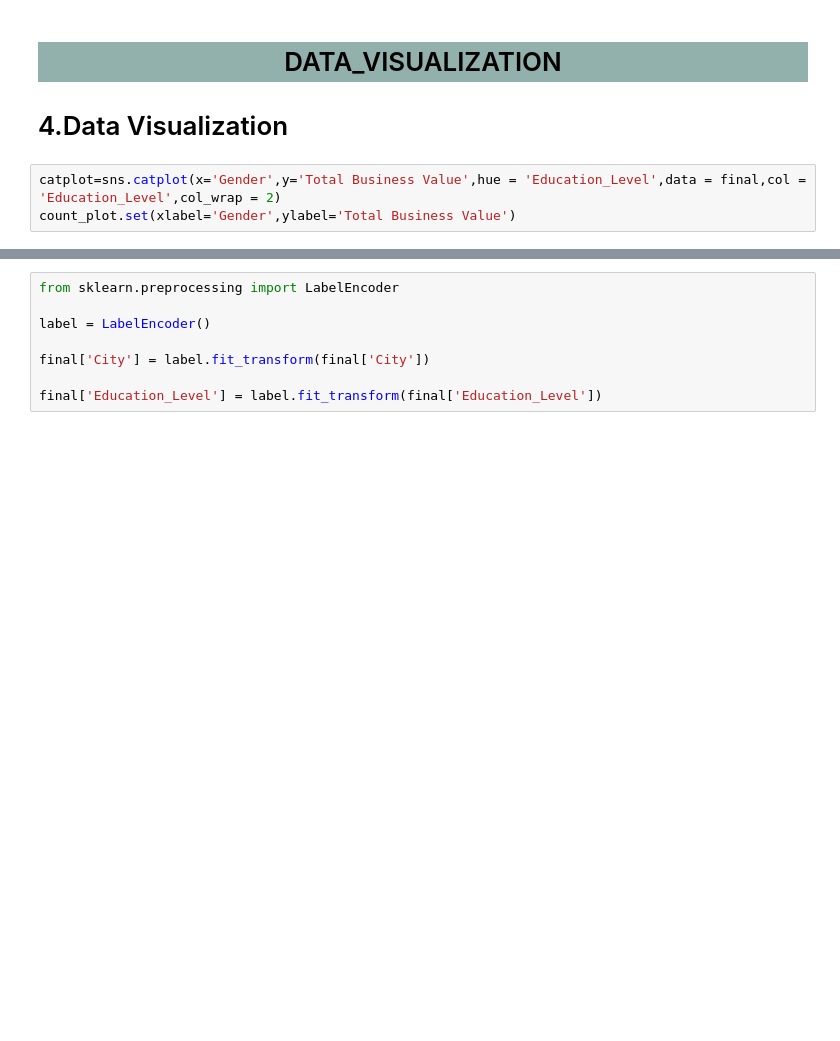
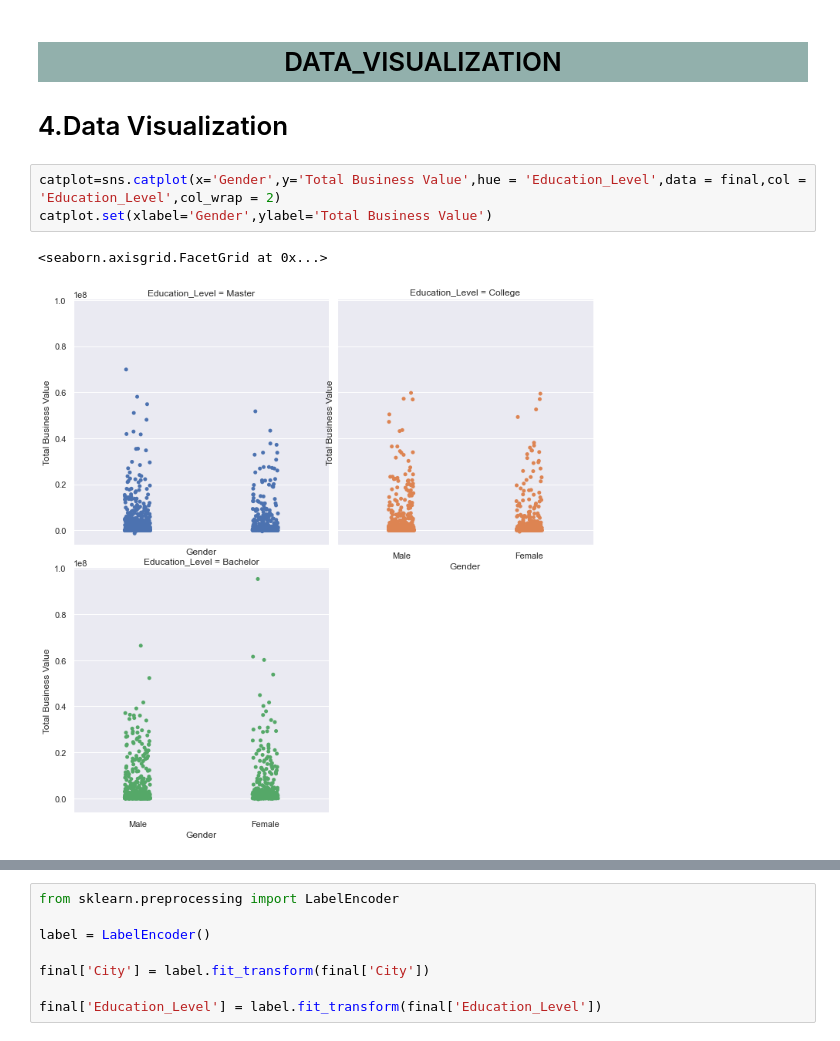
Before and after one commit to vegimik/employee-attenuation-predicting, a Jupyter notebook: employee-attenuation-predicting.ipynb, the cells around one changed output, grey strips where cells are left out. Drawn from its saved outputs; the diff is of its cells as text; blank space fills up the shorter version.

```diff
--- a/employee-attenuation-predicting.ipynb
+++ b/employee-attenuation-predicting.ipynb
@@ -64,6 +155,9 @@ train.head()
 # 4.Data Visualization
 # %%
 catplot=sns.catplot(x='Gender',y='Total Business Value',hue = 'Education_Level',data = final,col = 'Education_Level',col_wrap = 2)
-count_plot.set(xlabel='Gender',ylabel='Total Business Value')
+catplot.set(xlabel='Gender',ylabel='Total Business Value')
+# %% [output]
+<seaborn.axisgrid.FacetGrid at 0x...>
+[figure, added]
 # %%
 sns.catplot('Education_Level','Salary',data = final,hue = 'Gender',col = 'City',col_wrap = 2)
```
Also changed, not shown: parts of 26 cells of this notebook.
